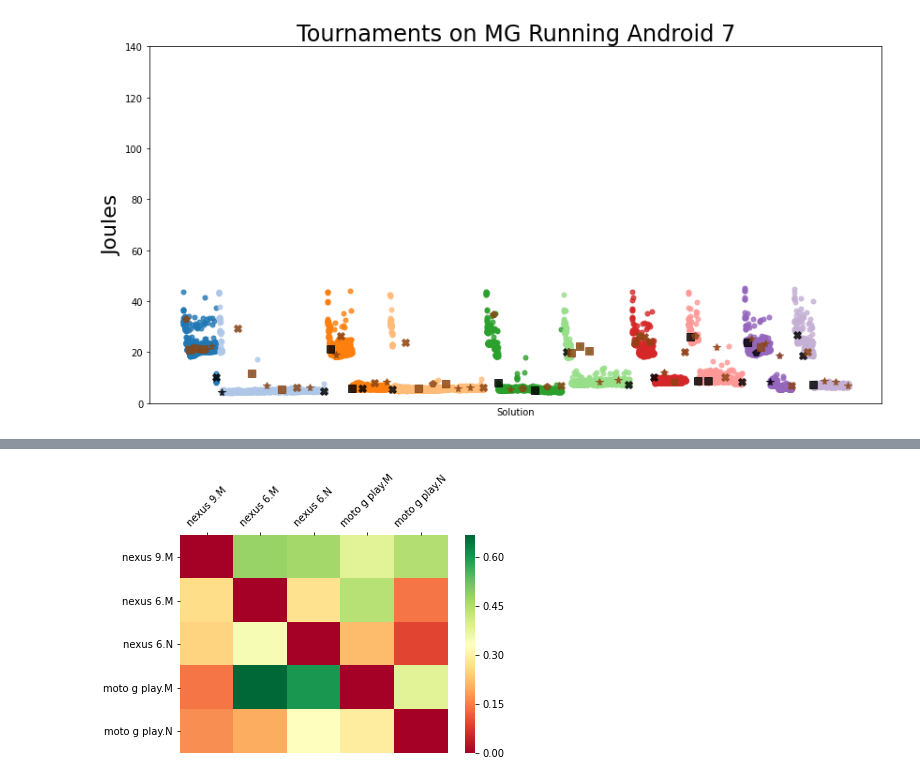
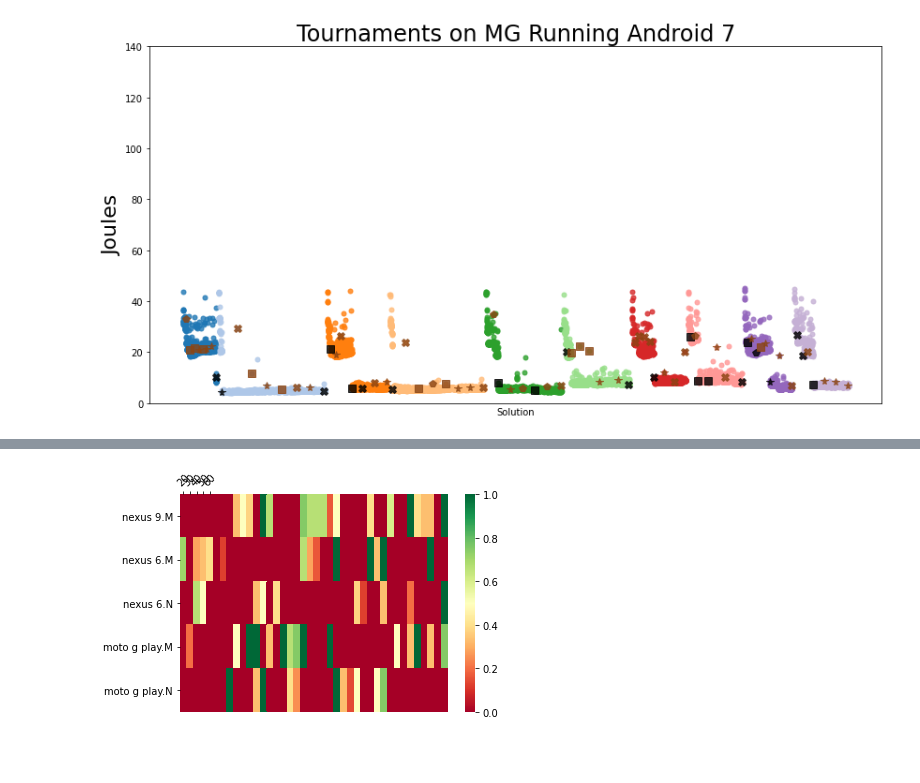
Before and after one commit to mahmoud-bokhari/distributed_GI, a Jupyter notebook: analysis.ipynb, the cells around one changed output, grey strips where cells are left out. Drawn from its saved outputs; the diff is of its cells as text; code cells hidden in the pictures; blank space fills up the shorter version.

Commit message:
Added success rate matrix by battery level.

```diff
--- a/analysis.ipynb
+++ b/analysis.ipynb
@@ -558,32 +568,42 @@ def construct_overall_sent_to_table(all_devices_unique_immigrants_dataframe_list
         count+=1
     return table
 
-def construct_pretty_table_for_print(table, isSuccessful, headers):
+def construct_pretty_table_for_print(table, isSuccessful, headers, isBatteryLevel):
     myTable = PrettyTable()
+    battery_level = []
+    if isBatteryLevel:
+        battery_level = [str((num%8)+2)+'0' for num in range(len(table[1,:]))]
+
     if isSuccessful: myTable.add_column('sent to (successful)',headers)
     else: myTable.add_column('sent to (unsuccessful)',headers)
-    for i in range(len(headers)):
-        myTable.add_column(headers[i],table[:,i])
+
+    if isBatteryLevel:
+        for i in range(len(battery_level)):
+            myTable.add_column(battery_level[i],table[:,i])
+    else:
+        for i in range(len(headers)):
+            myTable.add_column(headers[i],table[:,i])
     print(myTable)
     #return myTable
 
 
 def construct_overall_sent_to_table_by_battery_level(all_devices_unique_immigrants_dataframe_lists, isSuccessful, headers):
+    '''Constructs the matrix that shows the number of immigrants that were sent from a device to another. NOTE: the headers contains the devices names and it must be sorted as all_devices_unique_immigrants_dataframe_lists'''
     count=0
     table = np.zeros([len(headers),len(headers)*8])
     for device_unique_immigrant_list in all_devices_unique_immigrants_dataframe_lists:
         successful_immigrants_all_experiments = find_immigrants_by_battery_level(device_unique_immigrant_list, isSuccessful)
         if isSuccessful: print(headers[count]+" received successful: ", successful_immigrants_all_experiments)
-        else: print(headers[count]+" received successful: ", successful_immigrants_all_experiments)
+        else: print(headers[count]+" received unsuccessful: ", successful_immigrants_all_experiments)
 
         for dict_key, dict_value in successful_immigrants_all_experiments.items():
-            print(dict_key, dict_value)
+            #print(dict_key, dict_value)
 
             for key in dict_value:
-                col_index = int(str(int(round(key,-1)))[:1])-2 # since battery levels start from 20 -> round(20) = 20 - 2 = 0
+                col_index = int(str(int(round(key,-1)))[:1])-2 # (sent to index) since battery levels start from 20 -> round(20) = 20[:1] = 2 - 2 = 0
                 row_index = headers.index(dict_key) # sent form index
 
-                col_index =col_index+(row_index*8)
+                col_index =col_index+(count*8)
 #                 print(key,"->",col_index+(headers.index(dict_key)*8))
 #                 print(row_index, dict_key)
 
@@ -603,29 +623,41 @@ all_devices_unique_immigrants_dataframe_lists = [N9A6_immigrants_unique_datafram
 
 
 
-succ_table = construct_overall_sent_to_table(all_devices_unique_immigrants_dataframe_lists, True, headers)
-construct_pretty_table_for_print(succ_table, True, headers)
-unsucc_table = construct_overall_sent_to_table(all_devices_unique_immigrants_dataframe_lists, False, headers)
-construct_pretty_table_for_print(unsucc_table, False, headers)
+# succ_table = construct_overall_sent_to_table(all_devices_unique_immigrants_dataframe_lists, True, headers)
+# construct_pretty_table_for_print(succ_table, True, headers)
+# unsucc_table = construct_overall_sent_to_table(all_devices_unique_immigrants_dataframe_lists, False, headers)
+# construct_pretty_table_for_print(unsucc_table, False, headers)
 
-total_sent = np.add(succ_table, unsucc_table)
-print(total_sent)
-success_rate = np.divide(succ_table, total_sent, out=np.zeros_like(succ_table), where=total_sent!=0)
-print(success_rate)
-construct_pretty_table_for_print(success_rate, True, headers)
+# total_sent = np.add(succ_table, unsucc_table)
+# print(total_sent)
+# success_rate = np.divide(succ_table, total_sent, out=np.zeros_like(succ_table), where=total_sent!=0)
+# print(success_rate)
+# construct_pretty_table_for_print(success_rate, True, headers)
 
 
-ax = sns.heatmap(success_rate, cmap="RdYlGn", xticklabels=headers, yticklabels=headers)
-ax.xaxis.tick_top()
-plt.xticks(rotation=45)
-plt.show()
+# ax = sns.heatmap(success_rate, cmap="RdYlGn", xticklabels=headers, yticklabels=headers)
+# ax.xaxis.tick_top()
+# plt.xticks(rotation=45)
+# plt.show()
 
-# all_devices_unique_immigrants_dataframe_lists = [N6A6_immigrants_unique_dataframe_list]
+#all_devices_unique_immigrants_dataframe_lists = [N6A6_immigrants_unique_dataframe_list]
 # successful_immigrants_all_experiments_by_battery_level = find_immigrants_by_battery_level(MGA7_immigrants_unique_dataframe_list)
 # unsuccessful_immigrants_all_experiments_by_battery_level = find_immigrants_by_battery_level(MGA7_immigrants_unique_dataframe_list, False)
 # print("Nexus9A6 recieved successful by battery level: ", successful_immigrants_all_experiments_by_battery_level)
 # print("Nexus9A6 recieved unsuccessful by battery level: ", unsuccessful_immigrants_all_experiments_by_battery_level)
 
-# ta = construct_overall_sent_to_table_by_battery_level(all_devices_unique_immigrants_dataframe_lists, True, headers)
-# print(ta)
+succ_table_bl = construct_overall_sent_to_table_by_battery_level(all_devices_unique_immigrants_dataframe_lists, True, headers)
+unsucc_table_bl = construct_overall_sent_to_table_by_battery_level(all_devices_unique_immigrants_dataframe_lists, False, headers)
+total_sent_bl = np.add(succ_table_bl, unsucc_table_bl)
+success_rate_bl = np.divide(succ_table_bl, total_sent_bl, out=np.zeros_like(succ_table_bl), where=total_sent_bl!=0)
+
+#construct_pretty_table_for_print(succ_table_bl, True, headers, True) #very big (zoom out the see it completely)
+#print(ta)
+battery_level = [str((num%8)+2)+'0' for num in range(len(table[1,:]))]
+ax = sns.heatmap(success_rate_bl, cmap="RdYlGn", xticklabels=battery_level, yticklabels=headers)
+ax.xaxis.tick_top()
+plt.xticks(rotation=45)
+plt.show()
+
+#save_to_excel(success_rate_bl, 'matrtix_by_battery_levels', 'datasets/')
 # %% [output]
@@ -649 +674 @@ moto g play.N received successful:  {'nexus 9.M': 9, 'nexus 6.M': 1, 'nexus 6.N'
-[figure, old version]
+[figure, new version]
```
Also changed, not shown: parts of 4 cells of this notebook.
